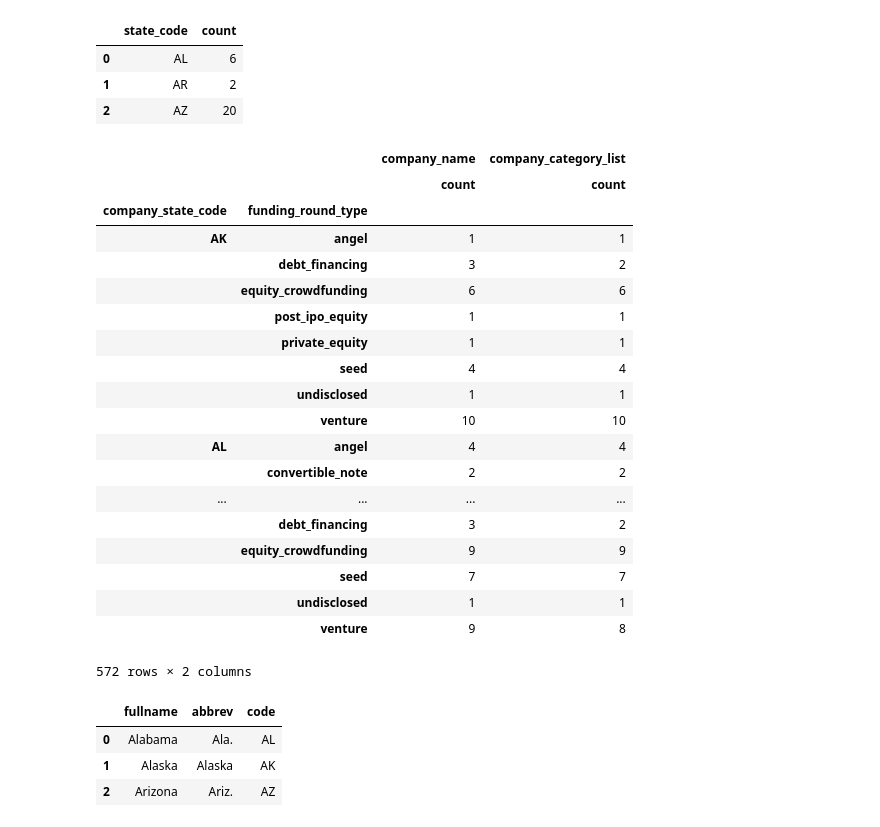
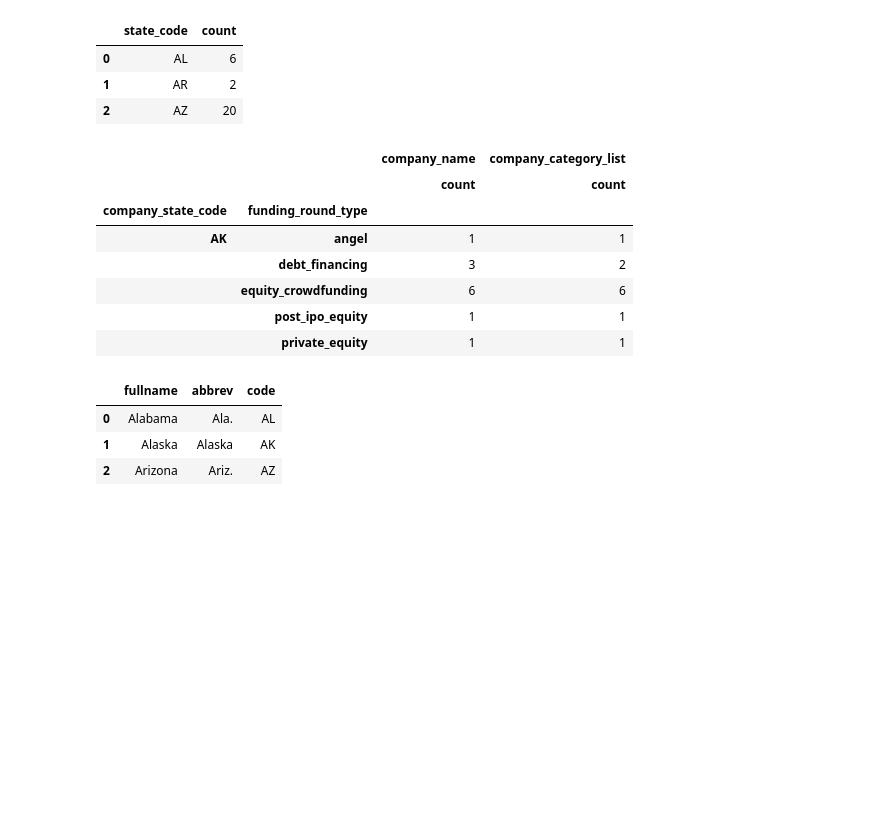
Before and after one commit to McnultyOne/octo-parakeet, a Jupyter notebook: mappingUSstates/MappingCities.ipynb, the cells around one changed output. Saved outputs shown, nothing was run; the diff lists cells and outputs as text; code cells hidden in the pictures; blank space fills up the shorter version.

```diff
--- a/mappingUSstates/MappingCities.ipynb
+++ b/mappingUSstates/MappingCities.ipynb
@@ -87,30 +88,20 @@ acquiredcounts[:3]
 | 1 | AR | 2 |
 | 2 | AZ | 20 |
 # %%
-usrounds[['company_name','company_category_list','funding_round_type',
+differentiatedrounds = usrounds[['company_name','company_category_list','funding_round_type',
           'company_state_code']].groupby(['company_state_code',
         'funding_round_type']).agg(['count'])
-# %% [output]
-|  |  | company_name | company_category_list |
-|  |  | count | count |
-| company_state_code | funding_round_type |  |  |
-| AK | angel | 1 | 1 |
-|  | debt_financing | 3 | 2 |
-|  | equity_crowdfunding | 6 | 6 |
-|  | post_ipo_equity | 1 | 1 |
-|  | private_equity | 1 | 1 |
-|  | seed | 4 | 4 |
-|  | undisclosed | 1 | 1 |
-|  | venture | 10 | 10 |
-| AL | angel | 4 | 4 |
-|  | convertible_note | 2 | 2 |
-| ... | ... | ... | ... |
-|  | debt_financing | 3 | 2 |
-|  | equity_crowdfunding | 9 | 9 |
-|  | seed | 7 | 7 |
-|  | undisclosed | 1 | 1 |
-|  | venture | 9 | 8 |
-572 rows × 2 columns
+# %%
+differentiatedrounds.head()
+# %% [output]
+|  |  | company_name | company_category_list |
+|  |  | count | count |
+| company_state_code | funding_round_type |  |  |
+| AK | angel | 1 | 1 |
+|  | debt_financing | 3 | 2 |
+|  | equity_crowdfunding | 6 | 6 |
+|  | post_ipo_equity | 1 | 1 |
+|  | private_equity | 1 | 1 |
 # %%
 stateabbrev = pd.read_csv('state_abbreviations.csv',names=["fullname","abbrev","code"])
 # %%
```
Also changed, not shown: parts of 37 cells of this notebook, 25 other files.
